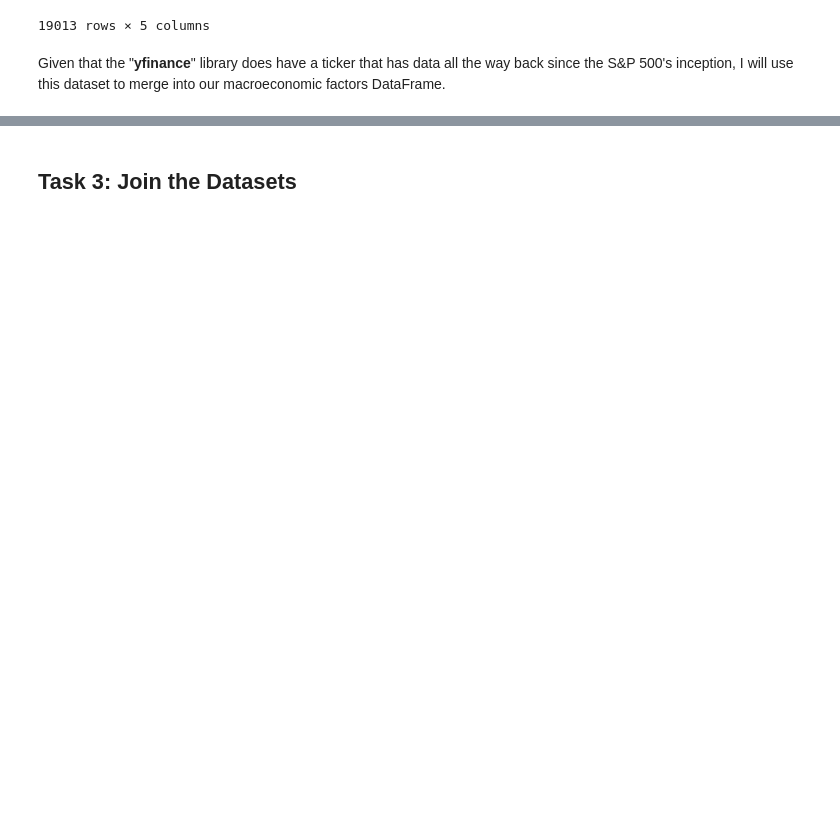
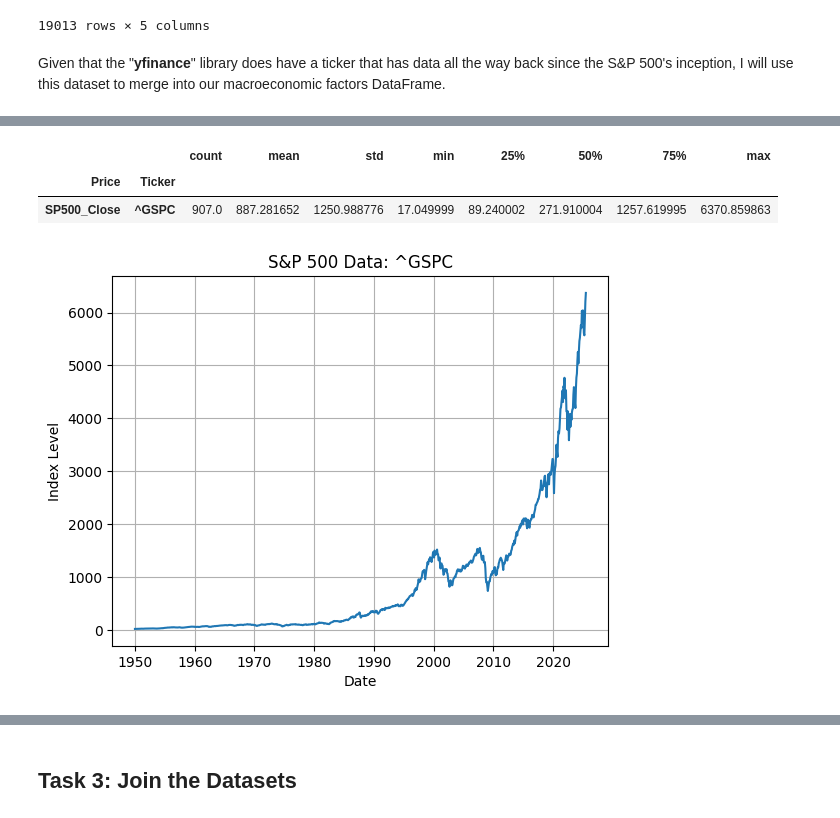
Before and after one commit to Naknak360/macroeconomic_predictor, a Jupyter notebook: Macroeconomic Predictor.ipynb, the cells around one changed output, grey strips where cells are left out. Saved outputs shown, nothing was run; the diff lists cells and outputs as text; code cells hidden in the pictures; blank space fills up the shorter version.

```diff
--- a/Macroeconomic Predictor.ipynb
+++ b/Macroeconomic Predictor.ipynb
@@ -113,0 +110,6 @@ Given that the "**yfinance**" library does have a ticker that has data all the w
+# %%
+# Keep only the close price
+sp500 = sp500_yf[['Close']]
+sp500 = sp500.rename(columns={'Close': 'SP500_Close'})
+sp500 = sp500.resample('MS').last()
+sp500
@@ -114,2 +144,16 @@ Given that the "**yfinance**" library does have a ticker that has data all the w
+# %%
+sp500.describe().T
+# %% [output]
+|  |  | count | mean | std | min | 25% | 50% | 75% | max |
+| Price | Ticker |  |  |  |  |  |  |  |  |
+| SP500_Close | ^GSPC | 907.0 | 887.281652 | 1250.988776 | 17.049999 | 89.240002 | 271.910004 | 1257.619995 | 6370.859863 |
+# %%
+plt.plot(sp500)
+plt.title('S&P 500 Data: ^GSPC')
+plt.xlabel('Date')
+plt.ylabel('Index Level')
+plt.grid(True)
+# %% [output]
+[figure, added]
 # %% [markdown]
 ## Task 2: Find Macroeconomic Data
```
Also changed, not shown: parts of 44 cells of this notebook.
